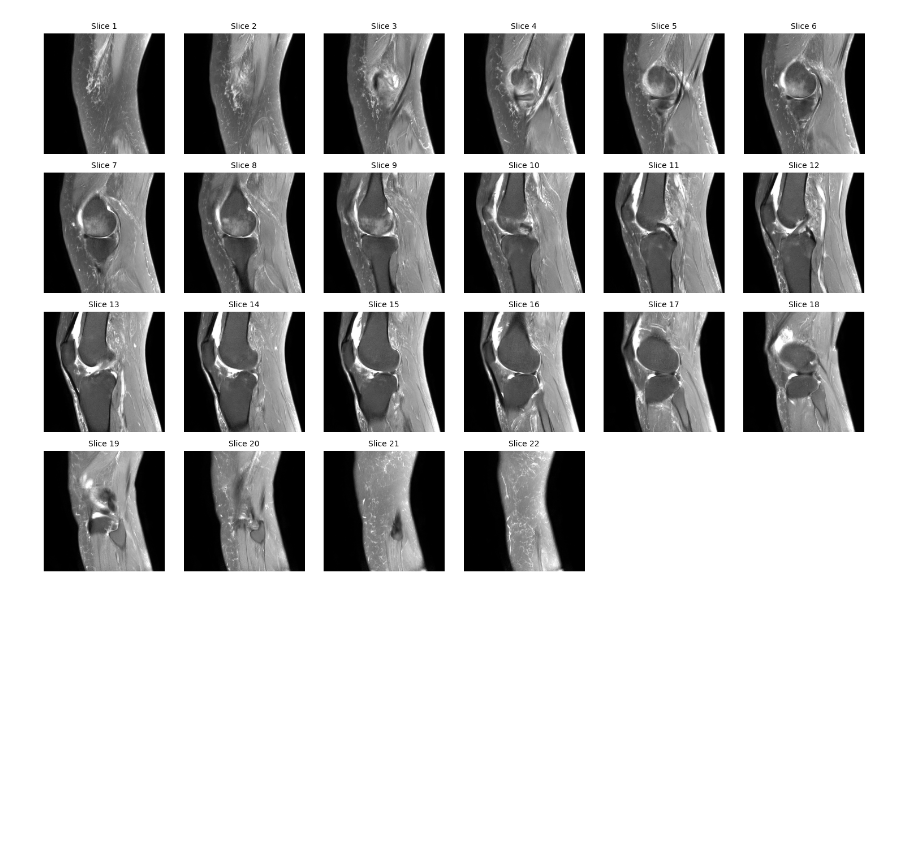
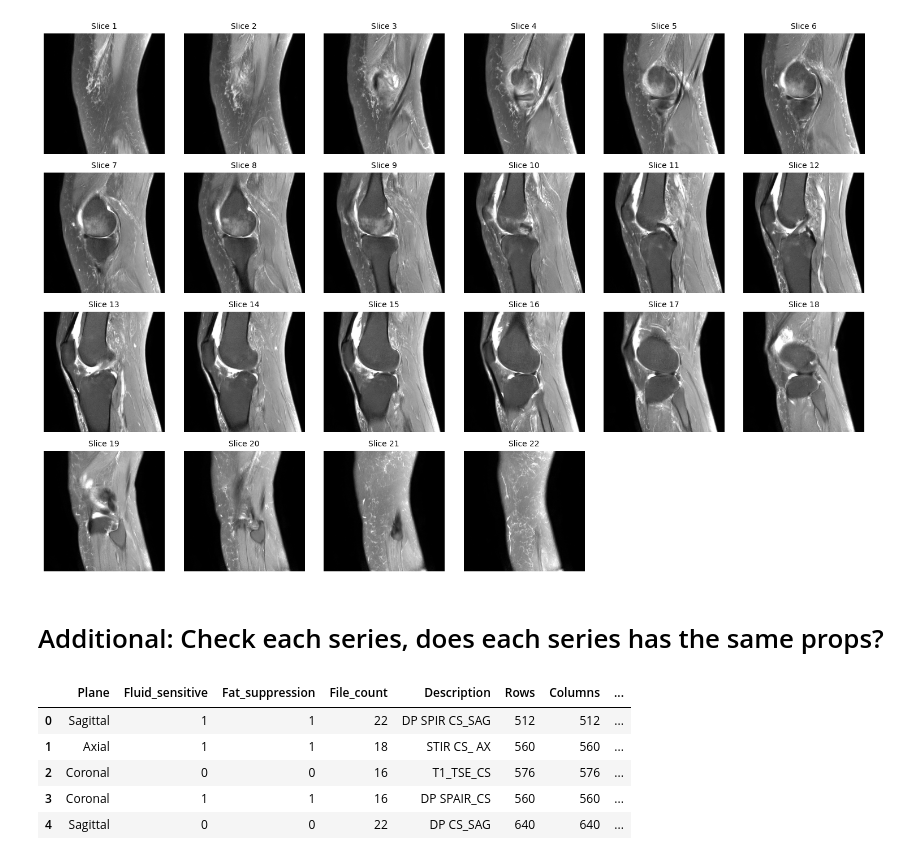
Before and after one commit to Z-bros/RSNA-Knee-Abnormality, a Jupyter notebook: 02-dicom-metadata-eda.ipynb, the cells around one changed output. Cells and saved outputs as stored; diff of their text form; code cells hidden in the pictures; blank space fills up the shorter version.

Commit message:
Adding additional consistency checks

```diff
--- a/02-dicom-metadata-eda.ipynb
+++ b/02-dicom-metadata-eda.ipynb
@@ -318,3 +318,48 @@ plt.tight_layout()
 plt.show()
 # %% [output]
 [figure]
+# %% [markdown]
+# Additional: Check each series, does each series has the same props?
+# %%
+records = []
+
+for _, row in study_series.iterrows():
+    folder = (
+        ROOT / "train_series"
+        / study_id / row["SeriesInstanceUID"]
+    )
+
+    files = sorted(folder.glob("*.dcm"))
+
+    record = {
+        "Plane": row["Anatomical_Plane"],
+        "Fluid_sensitive": row["Fluid_Sensitive"],
+        "Fat_suppression": row["Fat_Suppression"],
+        "File_count": len(files),
+    }
+
+    if files:
+        # One example header per series; not necessarily the middle slice.
+        ds = pydicom.dcmread(files[0], stop_before_pixels=True)
+
+        record.update({
+            "Description": getattr(ds, "SeriesDescription", None),
+            "Rows": getattr(ds, "Rows", None),
+            "Columns": getattr(ds, "Columns", None),
+            "Pixel_spacing_mm": str(
+                getattr(ds, "PixelSpacing", None)
+            ),
+            "Thickness_mm": getattr(ds, "SliceThickness", None),
+        })
+
+    records.append(record)
+
+series_comparison = pd.DataFrame(records)
+display(series_comparison)
+# %% [output]
+|  | Plane | Fluid_sensitive | Fat_suppression | File_count | Description | Rows | Columns | ... |
+| 0 | Sagittal | 1 | 1 | 22 | DP SPIR CS_SAG | 512 | 512 | ... |
+| 1 | Axial | 1 | 1 | 18 | STIR CS_ AX | 560 | 560 | ... |
+| 2 | Coronal | 0 | 0 | 16 | T1_TSE_CS | 576 | 576 | ... |
+| 3 | Coronal | 1 | 1 | 16 | DP SPAIR_CS | 560 | 560 | ... |
+| 4 | Sagittal | 0 | 0 | 22 | DP CS_SAG | 640 | 640 | ... |
```
Also changed, not shown: parts of 5 cells of this notebook.
